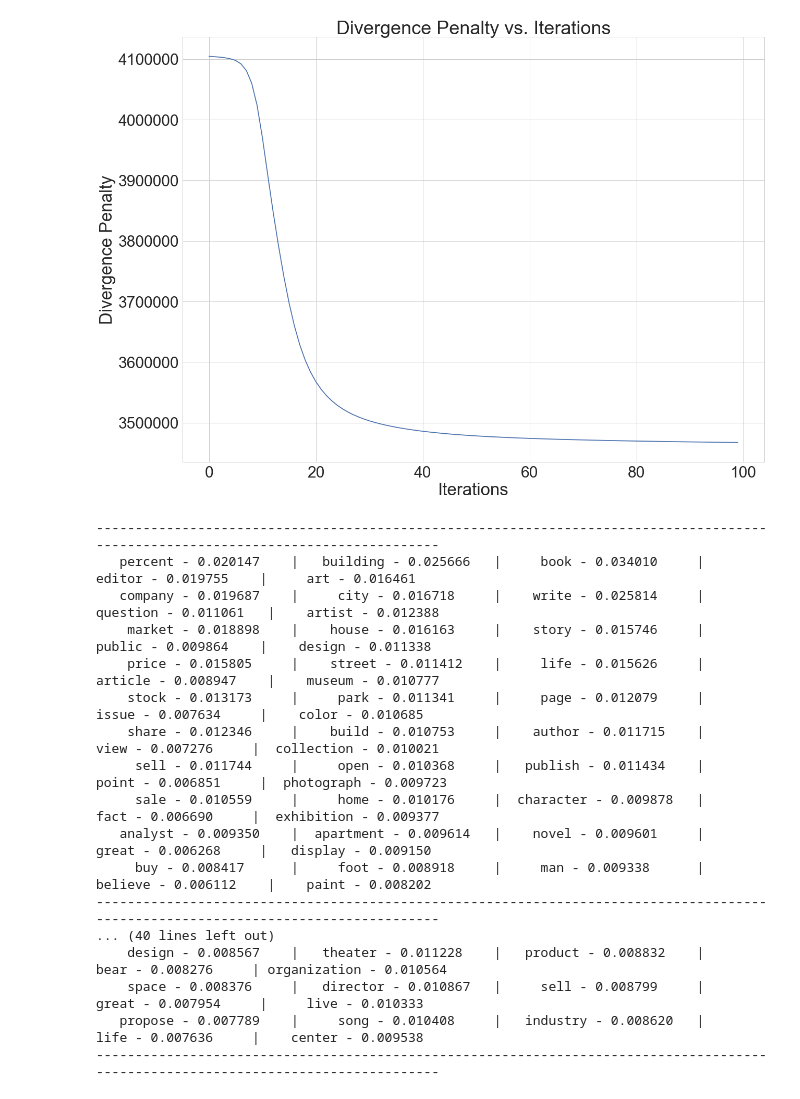
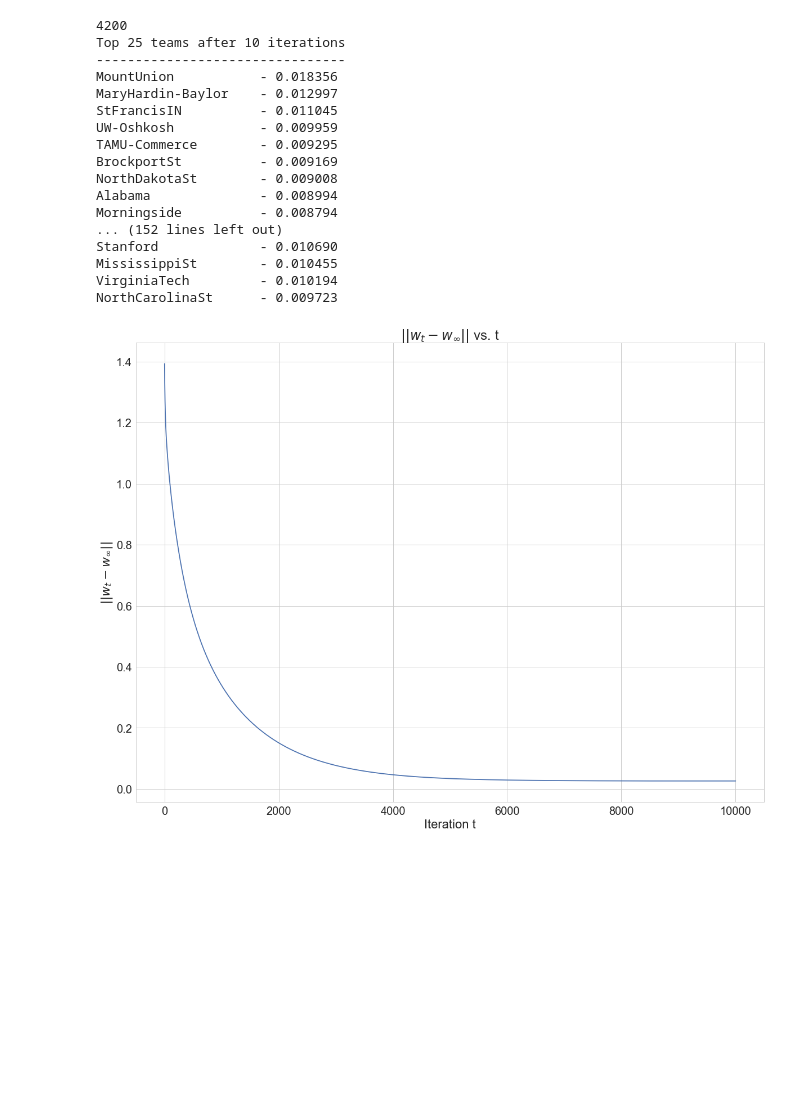
Before and after one commit to Hubert51/ml-course, a Jupyter notebook: HW5/Untitled.ipynb, the cells around one changed output. Drawn from its saved outputs; the diff is of its cells as text; code cells hidden in the pictures; blank space fills up the shorter version.

```diff
--- a/HW5/Untitled.ipynb
+++ b/HW5/Untitled.ipynb
@@ -15,19 +15,22 @@ class MarkovChain():
 
     def calc_w_inf(self):
         eigen_values, eigen_vectors = np.linalg.eig(self.M.T)
-        eigen_values = np.real(eigen_values)
+        #eigen_values = np.real(eigen_values)
         diff_to_1 = np.abs(eigen_values - 1)
         diff_sort = np.argsort(diff_to_1)
         w_inf = eigen_vectors[:,diff_sort][:, 1:2]
+        #print(eigen_values[diff_sort][1:2])
         w_inf = w_inf.flatten()
         self.w_inf = w_inf/np.sum(w_inf)
 
     def update(self):
         self.w = self.w.dot(self.M)
+        self.w = self.w/np.sum(self.w)
         self.iter += 1
 
     def calc_distance(self):
-        return np.linalg.norm(self.w_inf - self.w, ord=1)
+        return np.sum(np.abs(self.w_inf - self.w))
+        #return np.linalg.norm(self.w_inf - self.w, ord=1)
 
     def run(self, num_of_iters):
         self.l = []
@@ -37,13 +40,14 @@ class MarkovChain():
             self.l.append(self.calc_distance())
 
     def plot(self):
-        sns.set(font_scale=3)
+        sns.set(font_scale=2)
         plt.figure(figsize=(20, 15))
         sns.set_style('whitegrid')
-        plt.plot(range(1, self.iter+1), np.log(self.l))
-        plt.ylabel('Distance between w and w_inf')
-        plt.xlabel('Iterations')
-        plt.title('Distance vs. Iterations')
+        plt.plot(range(1, self.iter+1), self.l)
+        plt.ylabel(r'$\|\|w_{t} - w_{\infty}\|\|$')
+        plt.xlabel('Iteration t')
+        #plt.yscale('log')
+        plt.title('$\|\|w_{t} - w_{\infty}\|\|$ vs. t')
         plt.savefig('1a.png')
         plt.show()
 
@@ -58,9 +62,11 @@ def display_top_k_teams(scores, team_names, k = 25):
 
 def create_transition_matrix(scores, num_of_teams):
     M = np.zeros((num_of_teams, num_of_teams))
+    print(scores.shape[0])
     for i in range(scores.shape[0]):
         team_a_id, team_a_points, team_b_id, team_b_points = tuple(scores[i, :].astype(np.int32))
         a_wins_indicator = 1 if (team_a_points > team_b_points) else 0
+        if (team_a_points == team_b_points) : print("Problem at index {}".format(i))
         win_points_fraction = (team_a_points/(team_a_points + team_b_points))
         M[team_a_id - 1, team_a_id - 1] += ((a_wins_indicator) + win_points_fraction)
         M[team_b_id - 1, team_b_id - 1] += ((1 - a_wins_indicator) + (1 - win_points_fraction))
@@ -162,7 +168,7 @@ def test_part_1():
     M = create_transition_matrix(scores, num_of_teams)
     MC = MarkovChain(M)
     MC.run(10000)
-    for i in [10, 100, 1000, 10000]:
+    for i in [10, 100, 1000, 5000, 10000]:
         heading = "Top 25 teams after {} iterations".format(i)
         print(heading)
         print("-"*len(heading))
@@ -173,6 +179,7 @@ def test_part_1():
     print(heading)
     print("-"*len(heading))
     display_top_k_teams(MC.w_inf, team_names)
+    #print(MC.l)
     print("")
 
     MC.plot()
@@ -199,26 +206,24 @@ def test_part_2():
 
     topic_words = get_top_words_topic(NMF.W, vocab, 10)
     pretty_print_topics(topic_words)
-# %%
-if __name__ == '__main__':
-    #test_part_1()
-    test_part_2()
-# %% [output]
-[figure, removed]
-----------------------------------------------------------------------------------------------------------------------------------
-   percent - 0.020147    |   building - 0.025666   |     book - 0.034010     |    editor - 0.019755    |     art - 0.016461
-   company - 0.019687    |     city - 0.016718     |    write - 0.025814     |   question - 0.011061   |    artist - 0.012388
-    market - 0.018898    |    house - 0.016163     |    story - 0.015746     |    public - 0.009864    |    design - 0.011338
-    price - 0.015805     |    street - 0.011412    |     life - 0.015626     |   article - 0.008947    |    museum - 0.010777
-    stock - 0.013173     |     park - 0.011341     |     page - 0.012079     |    issue - 0.007634     |    color - 0.010685
-    share - 0.012346     |    build - 0.010753     |    author - 0.011715    |     view - 0.007276     |  collection - 0.010021
-     sell - 0.011744     |     open - 0.010368     |   publish - 0.011434    |    point - 0.006851     |  photograph - 0.009723
-     sale - 0.010559     |     home - 0.010176     |  character - 0.009878   |     fact - 0.006690     |  exhibition - 0.009377
-   analyst - 0.009350    |  apartment - 0.009614   |    novel - 0.009601     |    great - 0.006268     |   display - 0.009150
-     buy - 0.008417      |     foot - 0.008918     |     man - 0.009338      |   believe - 0.006112    |    paint - 0.008202
-----------------------------------------------------------------------------------------------------------------------------------
-... (40 lines left out)
-    design - 0.008567    |   theater - 0.011228    |   product - 0.008832    |     bear - 0.008276     | organization - 0.010564
-    space - 0.008376     |   director - 0.010867   |     sell - 0.008799     |    great - 0.007954     |     live - 0.010333
-   propose - 0.007789    |     song - 0.010408     |   industry - 0.008620   |     life - 0.007636     |    center - 0.009538
-----------------------------------------------------------------------------------------------------------------------------------
+# %%
+test_part_1()
+# %% [output]
+4200
+Top 25 teams after 10 iterations
+--------------------------------
+MountUnion           - 0.018356
+MaryHardin-Baylor    - 0.012997
+StFrancisIN          - 0.011045
+UW-Oshkosh           - 0.009959
+TAMU-Commerce        - 0.009295
+BrockportSt          - 0.009169
+NorthDakotaSt        - 0.009008
+Alabama              - 0.008994
+Morningside          - 0.008794
+... (152 lines left out)
+Stanford             - 0.010690
+MississippiSt        - 0.010455
+VirginiaTech         - 0.010194
+NorthCarolinaSt      - 0.009723
+[figure, added]
```
Also changed, not shown: parts of 6 cells of this notebook, 18 other files.
